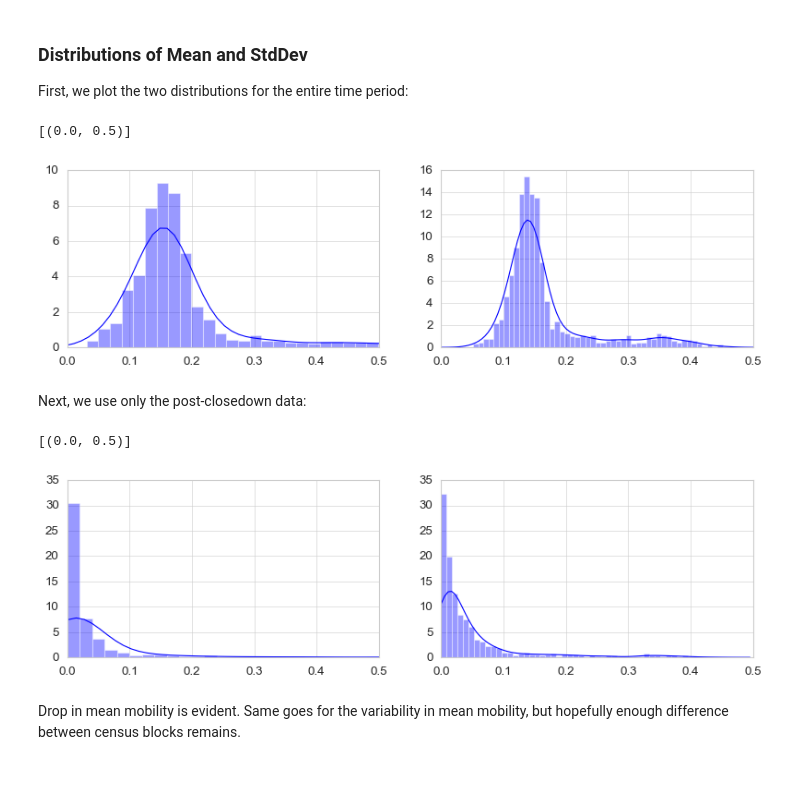
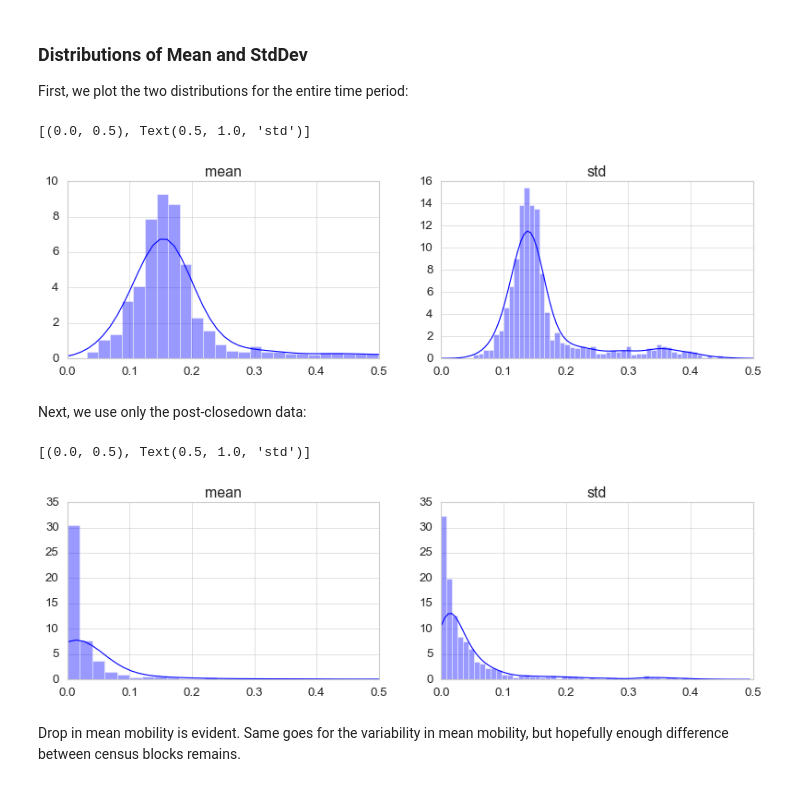
Before and after one commit to momacs/pram, a Jupyter notebook: src/sim/14-covid19/analysis/COVID-19 - Mobility.ipynb, the cells around one changed output. Cells and saved outputs as stored; diff of their text form; code cells hidden in the pictures.

```diff
--- a/src/sim/14-covid19/analysis/COVID-19 - Mobility.ipynb
+++ b/src/sim/14-covid19/analysis/COVID-19 - Mobility.ipynb
@@ -200,20 +216,20 @@ Looks good.
 First, we plot the two distributions for the entire time period:
 # %%
 fig, (ax01, ax02) = plt.subplots(figsize=(12,3), ncols=2)
-sns.distplot(np.mean(dm, axis=1), ax=ax01).set(xlim=(0, 0.5))
-sns.distplot(np.std (dm, axis=1), ax=ax02).set(xlim=(0, 0.5))
+sns.distplot(np.mean(dm, axis=1), ax=ax01).set(xlim=(0, 0.5), title='mean')
+sns.distplot(np.std (dm, axis=1), ax=ax02).set(xlim=(0, 0.5), title='std')
 # %% [output]
-[(0.0, 0.5)]
+[(0.0, 0.5), Text(0.5, 1.0, 'std')]
-[figure, old version]
+[figure, new version]
 # %% [markdown]
 Next, we use only the post-closedown data:
 # %%
 fig, (ax01, ax02) = plt.subplots(figsize=(12,3), ncols=2)
-sns.distplot(np.mean(dm_post, axis=1), ax=ax01).set(xlim=(0, 0.5))
-sns.distplot(np.std (dm_post, axis=1), ax=ax02).set(xlim=(0, 0.5))
+sns.distplot(np.mean(dm_post, axis=1), ax=ax01).set(xlim=(0, 0.5), title='mean')
+sns.distplot(np.std (dm_post, axis=1), ax=ax02).set(xlim=(0, 0.5), title='std')
 # %% [output]
-[(0.0, 0.5)]
+[(0.0, 0.5), Text(0.5, 1.0, 'std')]
-[figure, old version]
+[figure, new version]
 # %% [markdown]
 Drop in mean mobility is evident.  Same goes for the variability in mean mobility, but hopefully enough difference between census blocks remains.
 # %%
```
Also changed, not shown: parts of 19 cells of this notebook.
